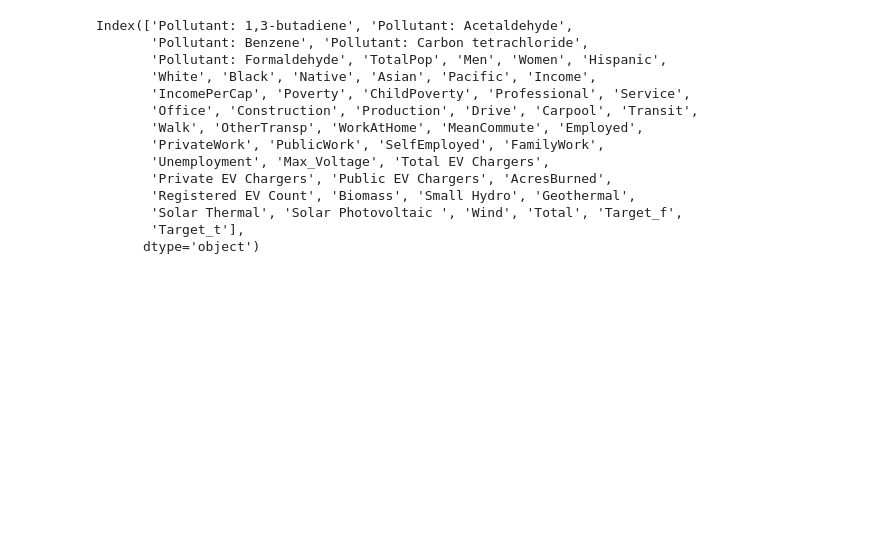
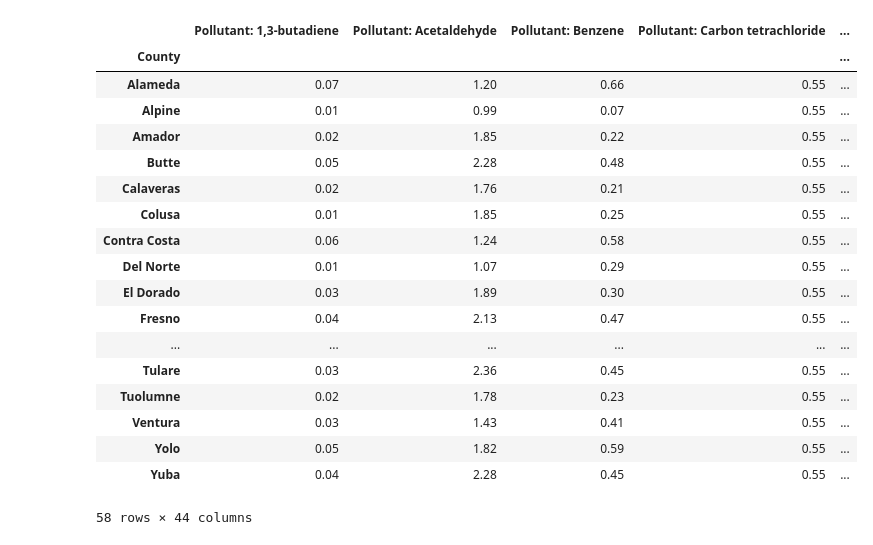
Before and after one commit to Bropell/Asthma_Analysis_in_California_Counties, a Jupyter notebook: Machine Learning/MachineLearning_BalancedRandomForest_REDO.ipynb, the cells around one changed output. Cells and saved outputs as stored; diff of their text form; code cells hidden in the pictures; blank space fills up the shorter version.

```diff
--- a/Machine Learning/MachineLearning_BalancedRandomForest_REDO.ipynb
+++ b/Machine Learning/MachineLearning_BalancedRandomForest_REDO.ipynb
@@ -33,3 +32,3 @@ Index(['Pollutant: 1,3-butadiene', 'Pollutant: Acetaldehyde',
       dtype='object')
 # %%
-ap_df['Target'].replace({0: "f", 1: "t"}, inplace=True)
+ap_df['Target'].replace({0: "t", 1: "f"}, inplace=True)
@@ -38,17 +35,22 @@ X = pd.get_dummies(ap_df)
-# %%
-X.columns
-# %% [output]
-Index(['Pollutant: 1,3-butadiene', 'Pollutant: Acetaldehyde',
-       'Pollutant: Benzene', 'Pollutant: Carbon tetrachloride',
-       'Pollutant: Formaldehyde', 'TotalPop', 'Men', 'Women', 'Hispanic',
-       'White', 'Black', 'Native', 'Asian', 'Pacific', 'Income',
-       'IncomePerCap', 'Poverty', 'ChildPoverty', 'Professional', 'Service',
-       'Office', 'Construction', 'Production', 'Drive', 'Carpool', 'Transit',
-       'Walk', 'OtherTransp', 'WorkAtHome', 'MeanCommute', 'Employed',
-       'PrivateWork', 'PublicWork', 'SelfEmployed', 'FamilyWork',
-       'Unemployment', 'Max_Voltage', 'Total EV Chargers',
-       'Private EV Chargers', 'Public EV Chargers', 'AcresBurned',
-       'Registered EV Count', 'Biomass', 'Small Hydro', 'Geothermal',
-       'Solar Thermal', 'Solar Photovoltaic ', 'Wind', 'Total', 'Target_f',
-       'Target_t'],
-      dtype='object')
+# %%
+ap_df
+# %% [output]
+|  | Pollutant: 1,3-butadiene | Pollutant: Acetaldehyde | Pollutant: Benzene | Pollutant: Carbon tetrachloride | ... |
+| County |  |  |  |  | ... |
+| Alameda | 0.07 | 1.20 | 0.66 | 0.55 | ... |
+| Alpine | 0.01 | 0.99 | 0.07 | 0.55 | ... |
+| Amador | 0.02 | 1.85 | 0.22 | 0.55 | ... |
+| Butte | 0.05 | 2.28 | 0.48 | 0.55 | ... |
+| Calaveras | 0.02 | 1.76 | 0.21 | 0.55 | ... |
+| Colusa | 0.01 | 1.85 | 0.25 | 0.55 | ... |
+| Contra Costa | 0.06 | 1.24 | 0.58 | 0.55 | ... |
+| Del Norte | 0.01 | 1.07 | 0.29 | 0.55 | ... |
+| El Dorado | 0.03 | 1.89 | 0.30 | 0.55 | ... |
+| Fresno | 0.04 | 2.13 | 0.47 | 0.55 | ... |
+| ... | ... | ... | ... | ... | ... |
+| Tulare | 0.03 | 2.36 | 0.45 | 0.55 | ... |
+| Tuolumne | 0.02 | 1.78 | 0.23 | 0.55 | ... |
+| Ventura | 0.03 | 1.43 | 0.41 | 0.55 | ... |
+| Yolo | 0.05 | 1.82 | 0.59 | 0.55 | ... |
+| Yuba | 0.04 | 2.28 | 0.45 | 0.55 | ... |
+58 rows × 44 columns
```
Also changed, not shown: parts of 8 cells of this notebook, 22 other files.
